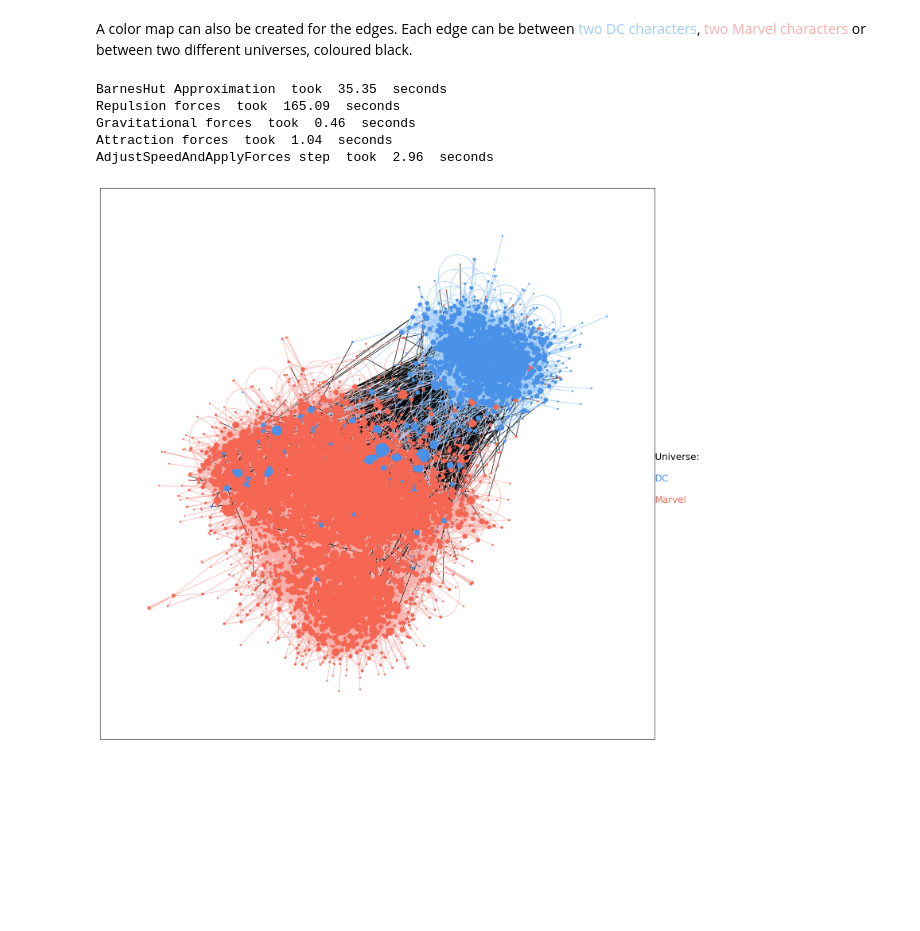
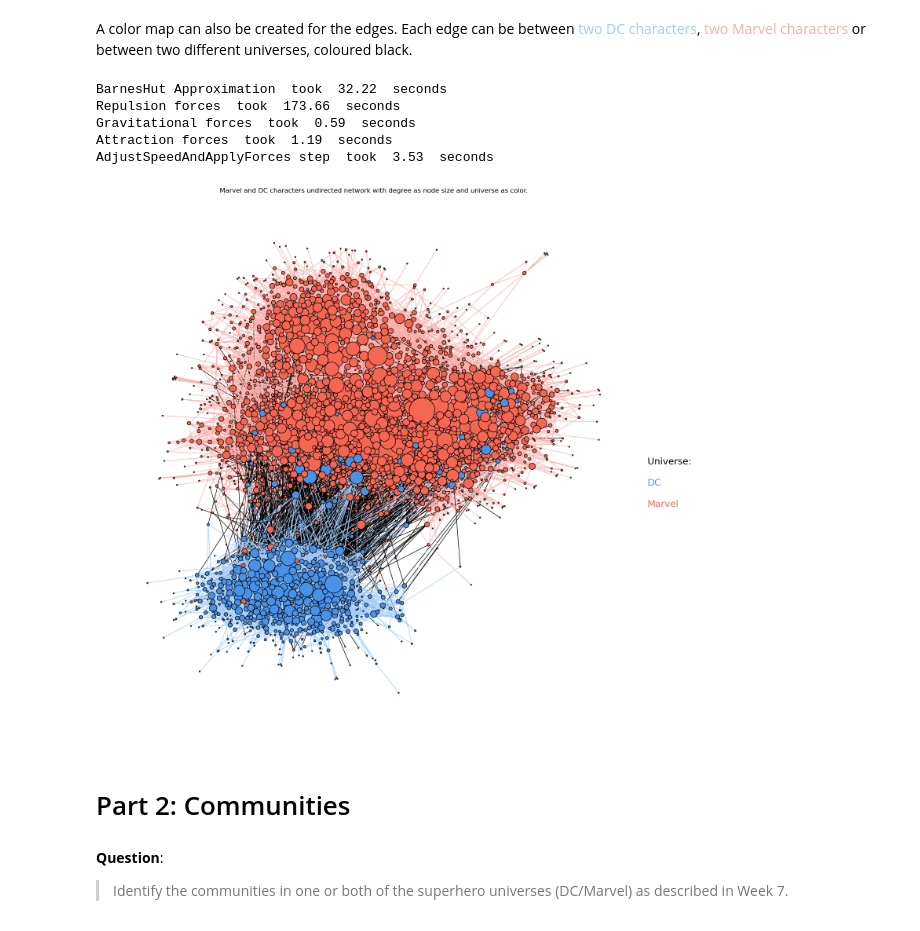
Before and after one commit to gpanagioto/projects_socialgraphs22, a Jupyter notebook: Assignment2/sg22_assignment_2_ima.ipynb, the cells around one changed output. Drawn from its saved outputs; the diff is of its cells as text; code cells hidden in the pictures; blank space fills up the shorter version.

Commit message:
small corrections and some changes in the FA2 visual

```diff
--- a/Assignment2/sg22_assignment_2_ima.ipynb
+++ b/Assignment2/sg22_assignment_2_ima.ipynb
@@ -98,0 +101,11 @@ __Question__:
+# %%
+i=0
+duplicate_edges = []
+for edge in G.edges():
+    if edge[0]==edge[1]:
+        duplicate_edges.append(edge)
+        i+=1
+print(f"Number of self-edges: {i}")
+
+# Remove self referring edges
+G.remove_edges_from(duplicate_edges)
@@ -333,32 +347,44 @@ for char1, char2 in list(G_undirected.edges()):
 # %%
 # Since the node size depends on the degree of the node, we need to calculate these degrees
 degree_dist = np.array([deg for node, deg in G_undirected.degree()])
 
 node_options = {
     'node_color': color_map_nodes,
     'node_size' : [deg*5  for deg in degree_dist], # node size based on degree,
     'alpha': 1,
 }
 
 iterations = 2000
 fig = plt.figure(figsize=(18,18))
 pos = forceatlas2.forceatlas2_networkx_layout(G_undirected, pos=None, iterations=iterations)
-nx.draw_networkx_nodes(G_undirected, pos=pos, **node_options)
+nodes = nx.draw_networkx_nodes(G_undirected, pos=pos, **node_options)
+nodes.set_edgecolor('k')
 nx.draw_networkx_edges(G_undirected, pos=pos,  edge_color=color_map_edges)
 
 # Kind of legend
 start_point = 0.5
 plt.figtext(0.9, start_point, 'Universe:', size = 17, color = 'black')
 node_col = ['#4a91e8','#f56653']
 node_universe = ['DC', 'Marvel']
 start_point -= 0.03
 for i in range(len(node_universe)):
     plt.figtext(0.9, start_point, str(node_universe[i]), size = 17, color = node_col[i])
     start_point -= 0.03
+
+plt.title('Marvel and DC characters undirected network with degree as node size and universe as color.')
+plt.axis('off')
+
+plt.show()
 # %% [output]
-BarnesHut Approximation  took  35.35  seconds
-Repulsion forces  took  165.09  seconds
-Gravitational forces  took  0.46  seconds
-Attraction forces  took  1.04  seconds
-AdjustSpeedAndApplyForces step  took  2.96  seconds
+BarnesHut Approximation  took  32.22  seconds
+Repulsion forces  took  173.66  seconds
+Gravitational forces  took  0.59  seconds
+Attraction forces  took  1.19  seconds
+AdjustSpeedAndApplyForces step  took  3.53  seconds
-[figure, old version]
+[figure, new version]
+# %% [markdown]
+<a id='2.'></a>
+# Part 2: Communities
+# %% [markdown]
+__Question__:
+> Identify the communities in one or both of the superhero universes (DC/Marvel) as described in Week 7.
```
Also changed, not shown: parts of 11 cells of this notebook.
